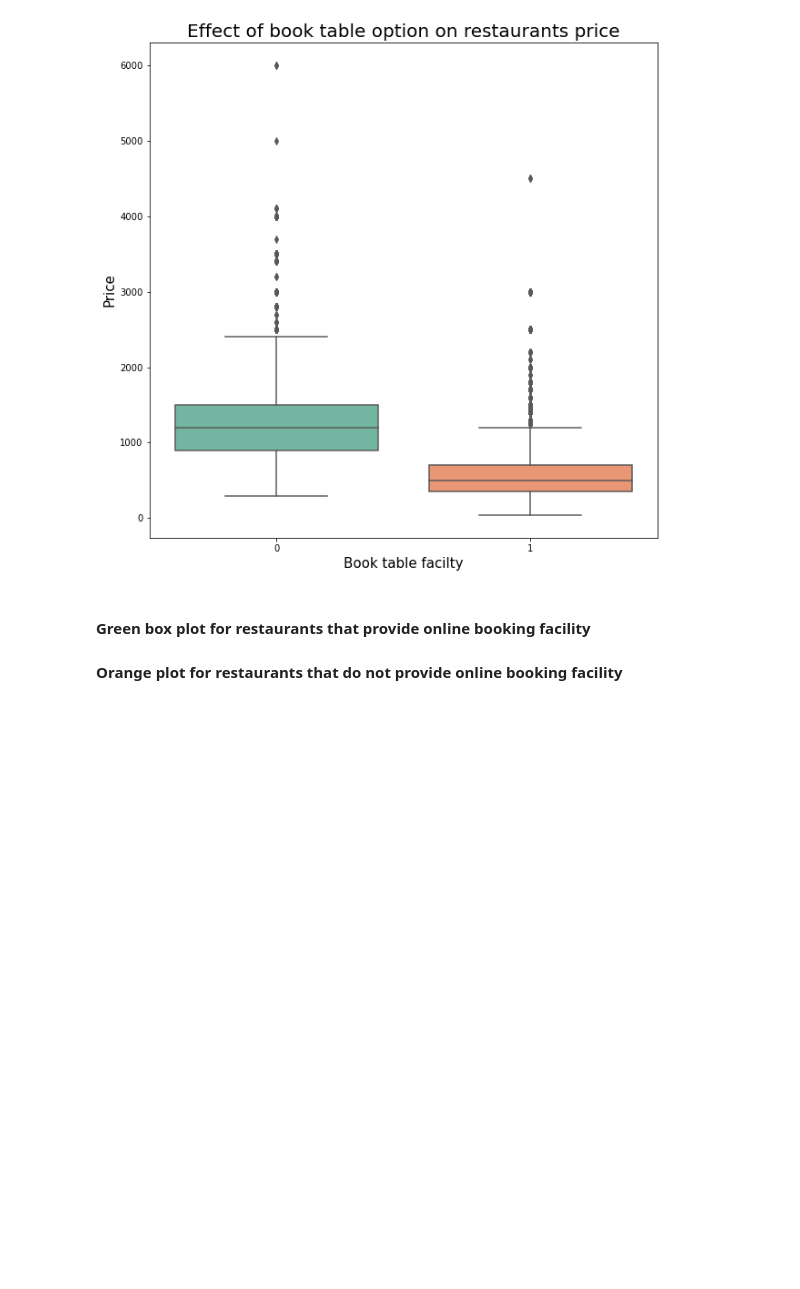
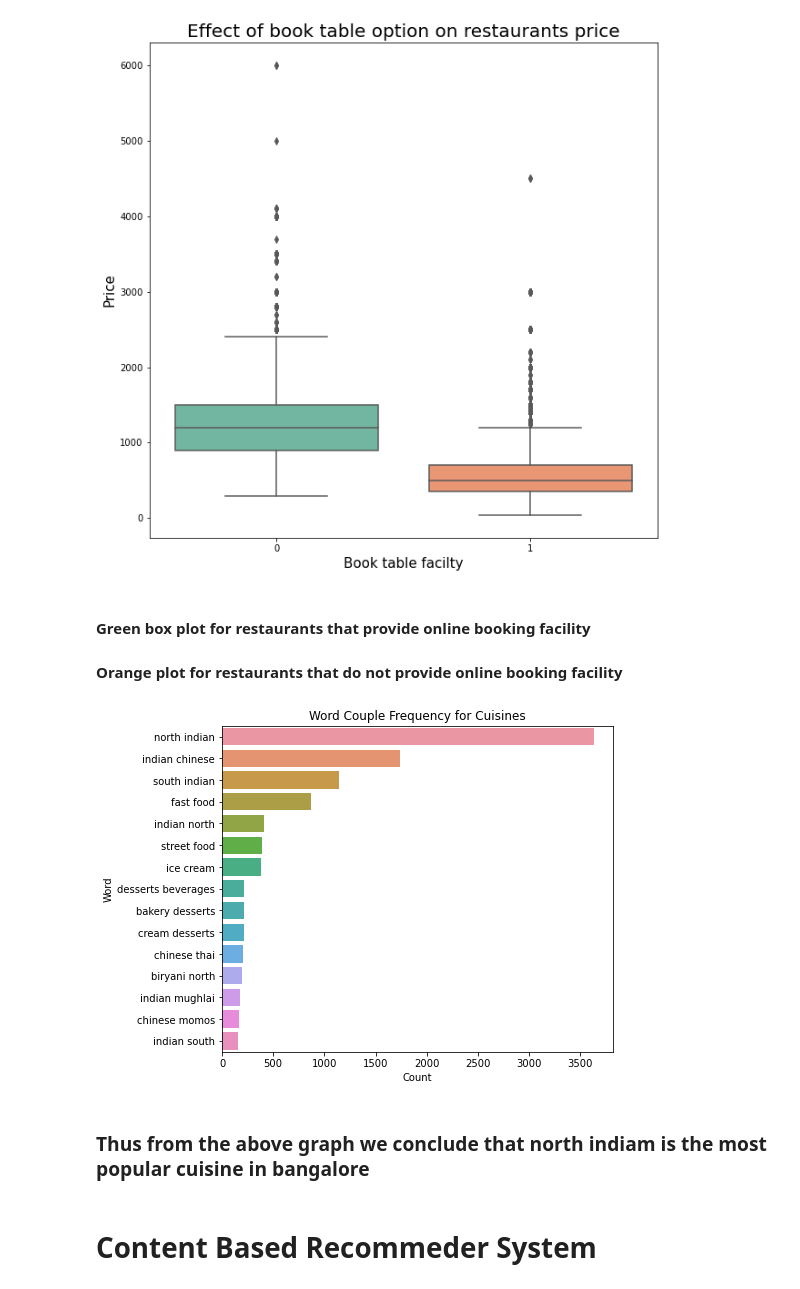
Before and after one commit to anushkajlr/DA-Zomato-EDA, a Jupyter notebook: Zomato EDA.ipynb, the cells around one changed output. Drawn from its saved outputs; the diff is of its cells as text; code cells hidden in the pictures; blank space fills up the shorter version.

Commit message:
Content Based Model added

```diff
--- a/Zomato EDA.ipynb
+++ b/Zomato EDA.ipynb
@@ -429,3 +456,31 @@ plt.show()
 # %% [markdown]
 #### Green box plot for restaurants that provide online booking facility
 #### Orange plot for restaurants that do not provide online booking facility
+# %%
+from sklearn.feature_extraction.text import CountVectorizer
+def get_top_words(column, top_nu_of_words, nu_of_word):
+
+    vec = CountVectorizer(ngram_range= nu_of_word, stop_words='english')
+
+    bag_of_words = vec.fit_transform(column)
+
+    sum_words = bag_of_words.sum(axis=0)
+
+    words_freq = [(word, sum_words[0, idx]) for word, idx in vec.vocabulary_.items()]
+
+    words_freq =sorted(words_freq, key = lambda x: x[1], reverse=True)
+
+    return words_freq[:top_nu_of_words]
+# %%
+# Top 15 two word frequencies for Cuisines
+lst = get_top_words(df_zomato['cuisines'], 15, (2,2))
+df_words = pd.DataFrame(lst, columns=['Word', 'Count'])
+plt.figure(figsize=(7,6))
+sns.barplot(data=df_words, x='Count', y='Word')
+plt.title('Word Couple Frequency for Cuisines');
+# %% [output]
+[figure, added]
+# %% [markdown]
+### Thus from the above graph we conclude that north indiam is the most popular cuisine in bangalore
+# %% [markdown]
+# Content Based Recommeder System
```
Also changed, not shown: parts of 30 cells of this notebook, 1 other file.
